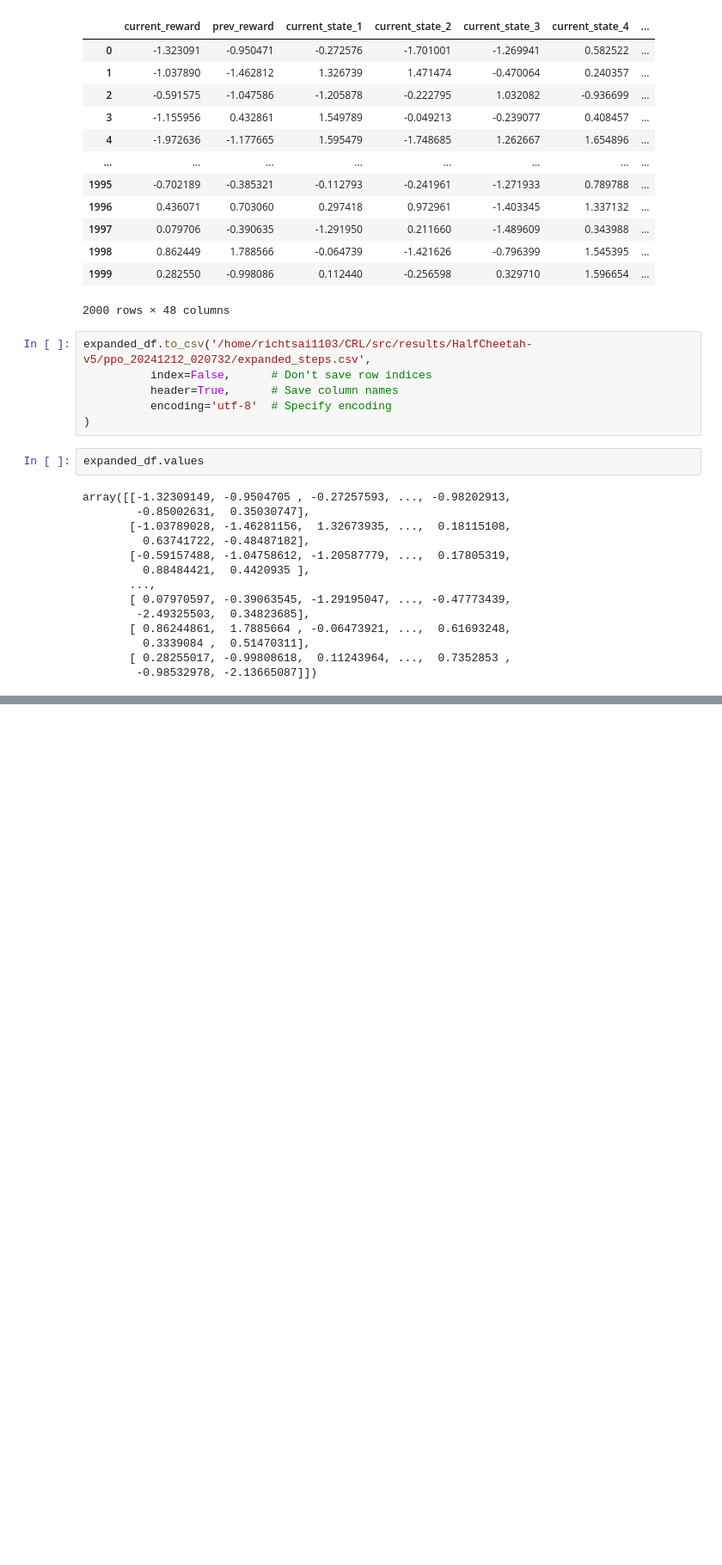
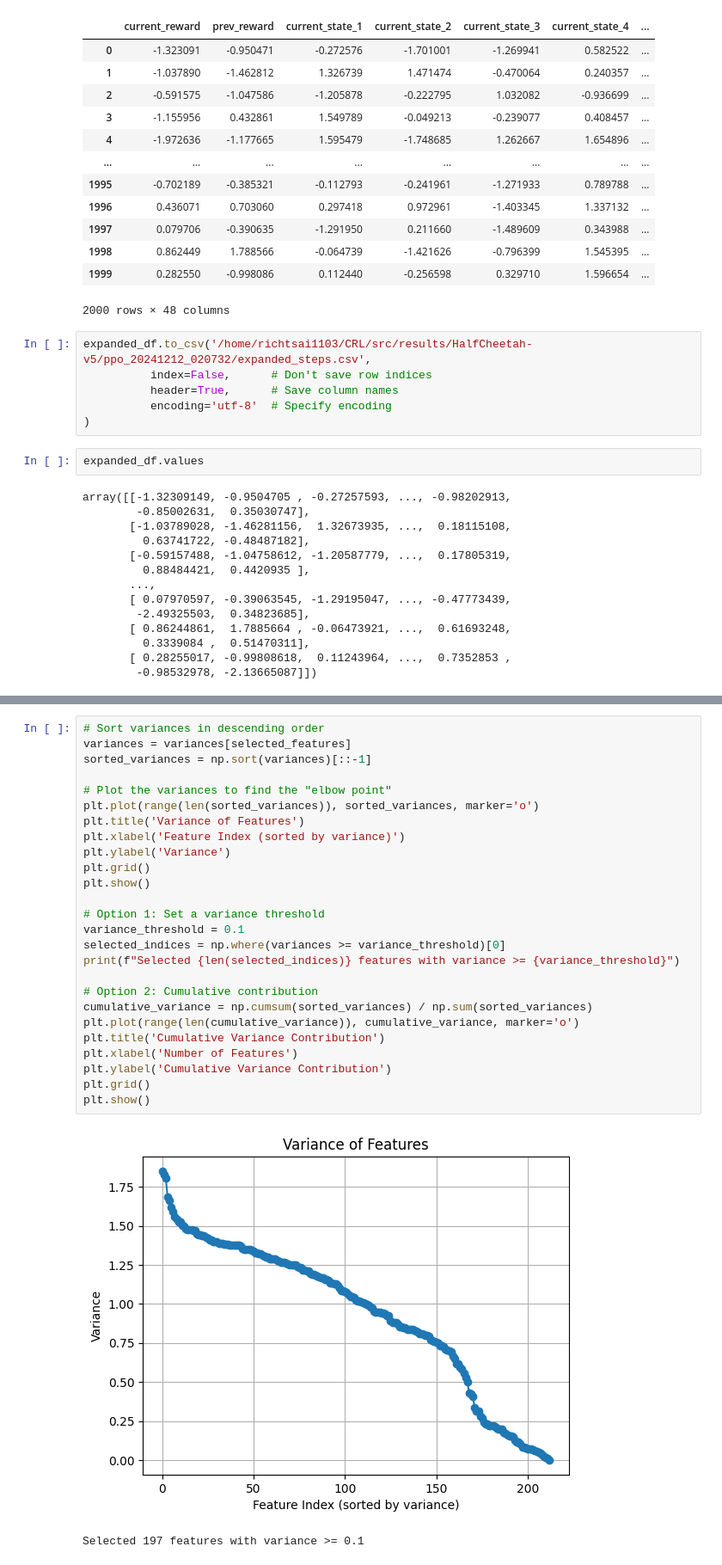
Before and after one commit to ChenFengTsai/causal_rl, a Jupyter notebook: notebooks/misc.ipynb, the cells around one changed output, grey strips where cells are left out. Shown: that part at 86% size. Cells and saved outputs as stored; diff of their text form; blank space fills up the shorter version.

```diff
--- a/notebooks/misc.ipynb
+++ b/notebooks/misc.ipynb
@@ -383,0 +262,29 @@ Thus, using extra features in the observation space improves PPO’s sample effi
+# %%
+# Sort variances in descending order
+variances = variances[selected_features]
+sorted_variances = np.sort(variances)[::-1]
+
+# Plot the variances to find the "elbow point"
+plt.plot(range(len(sorted_variances)), sorted_variances, marker='o')
+plt.title('Variance of Features')
+plt.xlabel('Feature Index (sorted by variance)')
+plt.ylabel('Variance')
+plt.grid()
+plt.show()
+
+# Option 1: Set a variance threshold
+variance_threshold = 0.1
+selected_indices = np.where(variances >= variance_threshold)[0]
+print(f"Selected {len(selected_indices)} features with variance >= {variance_threshold}")
+
+# Option 2: Cumulative contribution
+cumulative_variance = np.cumsum(sorted_variances) / np.sum(sorted_variances)
+plt.plot(range(len(cumulative_variance)), cumulative_variance, marker='o')
+plt.title('Cumulative Variance Contribution')
+plt.xlabel('Number of Features')
+plt.ylabel('Cumulative Variance Contribution')
+plt.grid()
+plt.show()
+# %% [output]
+[figure, added]
+Selected 197 features with variance >= 0.1
```
Also changed, not shown: parts of 8 cells of this notebook, 7 other files.
